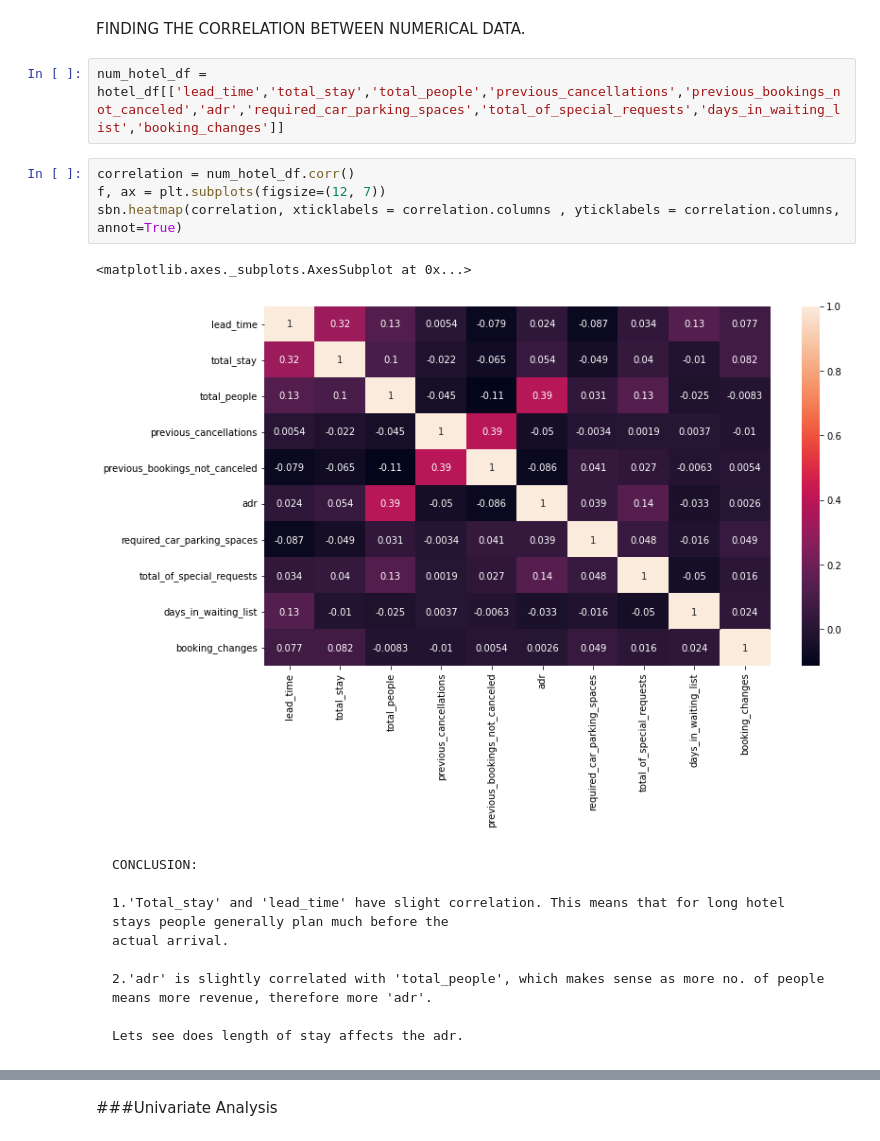
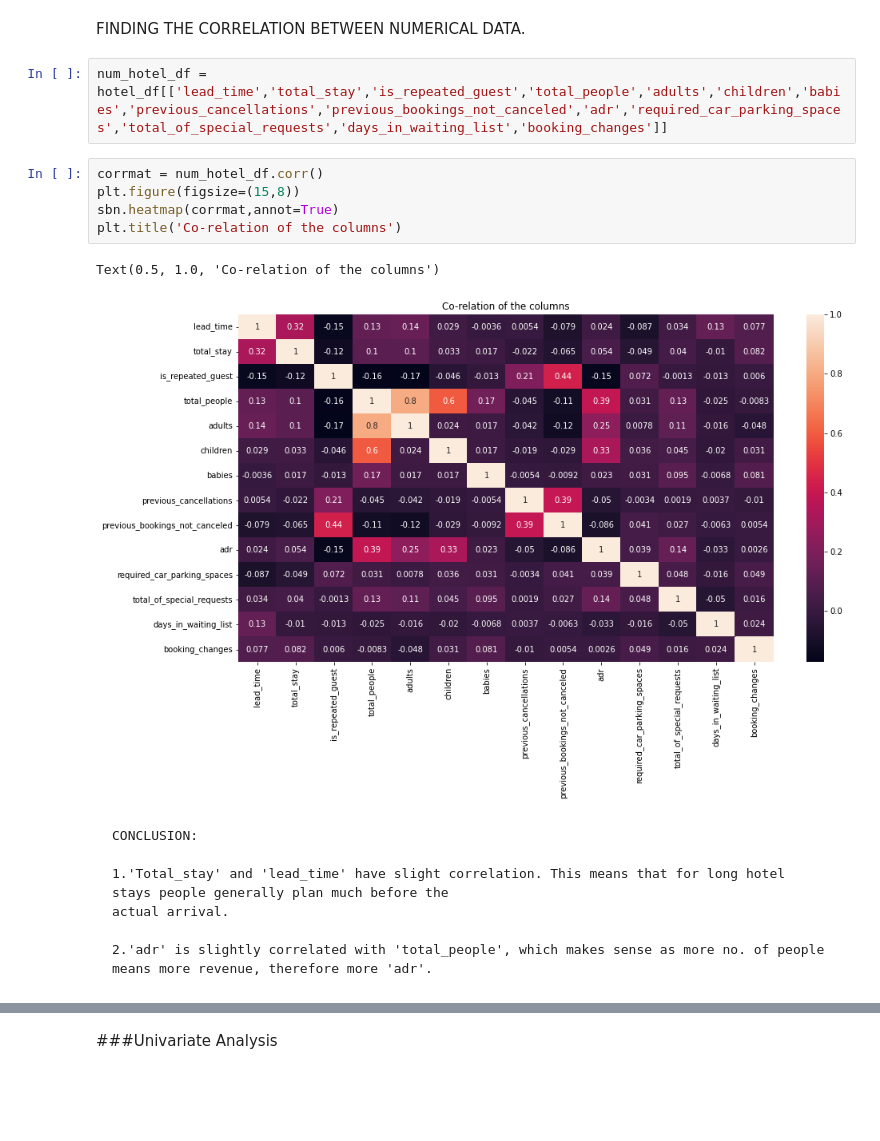
Before and after one commit to Adeve903/Ambuj-EDA-Hotel-booking, a Jupyter notebook: Hotel_Booking_Analysis_Capstone_Project.ipynb, the cells around one changed output, grey strips where cells are left out. Saved outputs shown, nothing was run; the diff lists cells and outputs as text; blank space fills up the shorter version.

```diff
--- a/Hotel_Booking_Analysis_Capstone_Project.ipynb
+++ b/Hotel_Booking_Analysis_Capstone_Project.ipynb
@@ -207,14 +207,15 @@ hotel_df['total_people'] = hotel_df['adults'] + hotel_df['children'] + hotel_df[
 # %% [markdown]
 FINDING THE CORRELATION BETWEEN NUMERICAL DATA.
 # %%
-num_hotel_df = hotel_df[['lead_time','total_stay','total_people','previous_cancellations','previous_bookings_not_canceled','adr','required_car_parking_spaces','total_of_special_requests','days_in_waiting_list','booking_changes']]
+num_hotel_df = hotel_df[['lead_time','total_stay','is_repeated_guest','total_people','adults','children','babies','previous_cancellations','previous_bookings_not_canceled','adr','required_car_parking_spaces','total_of_special_requests','days_in_waiting_list','booking_changes']]
-# %%
-correlation = num_hotel_df.corr()
-f, ax = plt.subplots(figsize=(12, 7))
-sbn.heatmap(correlation, xticklabels = correlation.columns , yticklabels = correlation.columns, annot=True)
-# %% [output]
-<matplotlib.axes._subplots.AxesSubplot at 0x...>
-[figure, removed]
+# %%
+corrmat = num_hotel_df.corr()
+plt.figure(figsize=(15,8))
+sbn.heatmap(corrmat,annot=True)
+plt.title('Co-relation of the columns')
+# %% [output]
+Text(0.5, 1.0, 'Co-relation of the columns')
+[figure, added]
 # %% [markdown]
     CONCLUSION:
 
@@ -222,5 +223,3 @@ sbn.heatmap(correlation, xticklabels = correlation.columns , yticklabels = corre
     actual arrival.
 
     2.'adr' is slightly correlated with 'total_people', which makes sense as more no. of people means more revenue, therefore more 'adr'.
-
-    Lets see does length of stay affects the adr.
```
Also changed, not shown: parts of 32 cells of this notebook.
